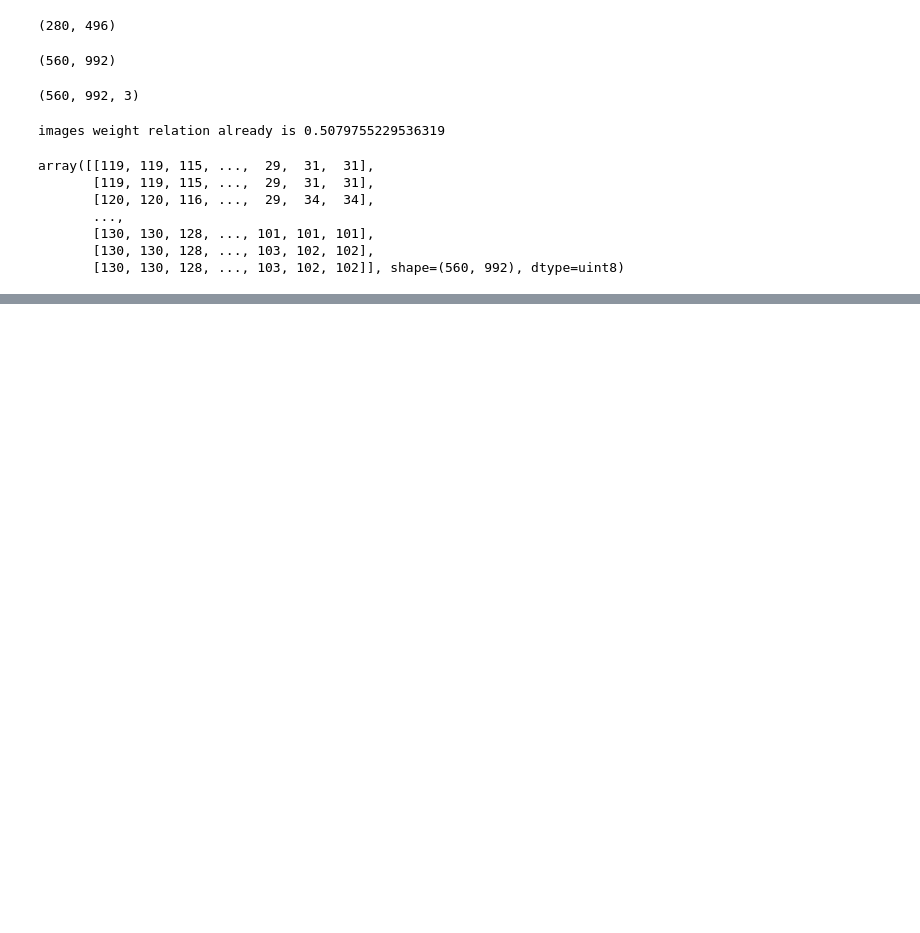
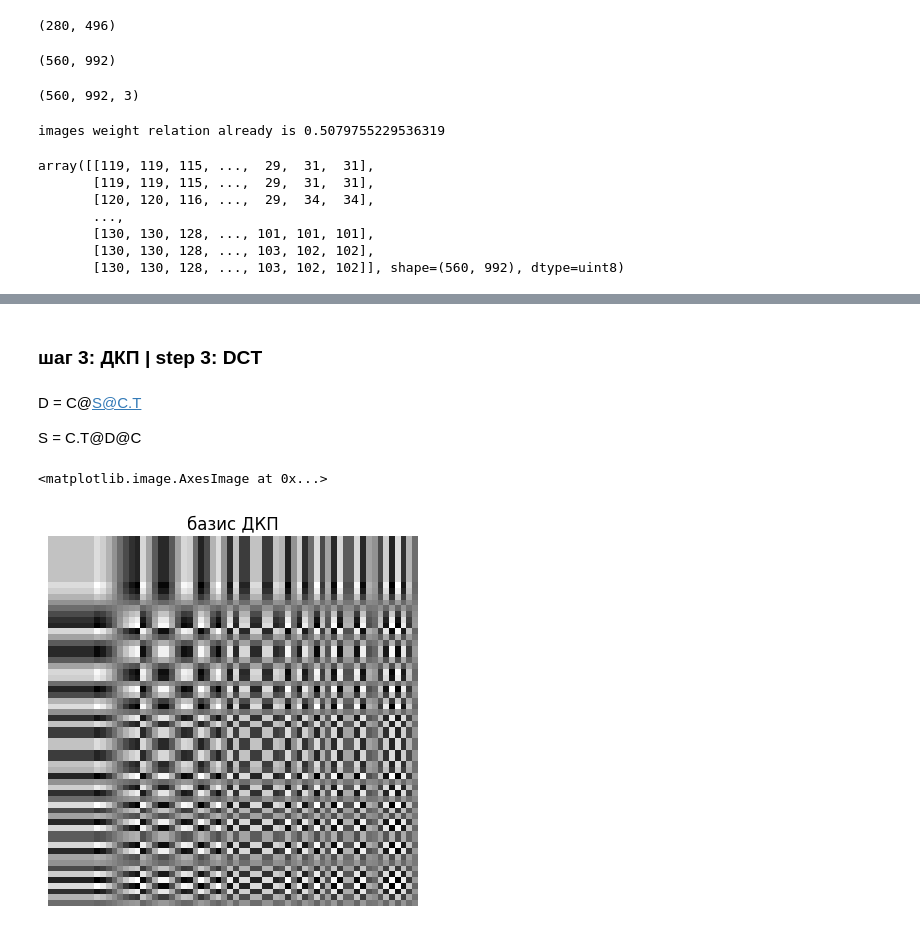
Before and after one commit to iiifd2u/Compression, a Jupyter notebook: jpeg/jpeg.ipynb, the cells around one changed output, grey strips where cells are left out. Saved outputs shown, nothing was run; the diff lists cells and outputs as text; code cells hidden in the pictures; blank space fills up the shorter version.

```diff
--- a/jpeg/jpeg.ipynb
+++ b/jpeg/jpeg.ipynb
@@ -30,6 +32,9 @@ array([ 84, 108,  80], dtype=uint8)
 # %%
 def RGB2YCrCb(source:np.ndarray)->np.ndarray:
-    '''transforms RGB to YCrCb format'''
+    '''
+    переводит изображение из формата RGB в формат YCrCb
+    transforms RGB to YCrCb format
+    '''
     matrix = np.array([
         [0.299, 0.587, 0.114],
         [0.5, -0.4187, -0.0813],
@@ -169,0 +126,46 @@ print(line)
+# %% [markdown]
+### шаг 3: ДКП | step 3: DCT
+# %% [markdown]
+D = C@S@C.T
+
+S = C.T@D@C
+# %%
+N = 8
+def get_dct_II_matrix(N:int):
+    dct = np.zeros((N, N))
+    for n in range(N):
+        dct[0][n] = math.sqrt(1/N)
+    for m in range(1, N):
+        for n in range(N):
+            dct[m][n]=math.sqrt(2/N)*math.cos((2*n+1)*math.pi*m/(2*N))
+    return dct
+
+dct = get_dct_II_matrix(N)
+# %%
+def get_base_image(N:int, dct:np.ndarray)->np.ndarray:
+    '''
+    возвращает опорные изображения ДКП
+    returns basic DCT images
+    '''
+    base=np.zeros((N*N,N*N))
+    for i in range(N):
+        for j in range(N):
+            pos_m=i*N
+            pos_n=j*N
+            DCT_v=dct[i,:].reshape(-1,1)
+            DCT_T_h=dct.T[:,j].reshape(-1,N)
+            base[pos_m:pos_m+N,pos_n:pos_n+N]=DCT_v@DCT_T_h
+    base+=np.absolute(base.min())
+    scale=np.around(1/base.max(),decimals=3)
+    for i in range(base.shape[0]):
+        for j in range(base.shape[1]):
+            base[i][j]=np.around(base[i][j]*scale,decimals=3)
+    return base
+
+base = get_base_image(N, dct)
+plt.axis('off')
+plt.title('базис ДКП')
+plt.imshow(base, cmap = 'gray', vmin = 0)
+# %% [output]
+<matplotlib.image.AxesImage at 0x...>
+[figure, added]
```
Also changed, not shown: parts of 7 cells of this notebook, 1 other file.
